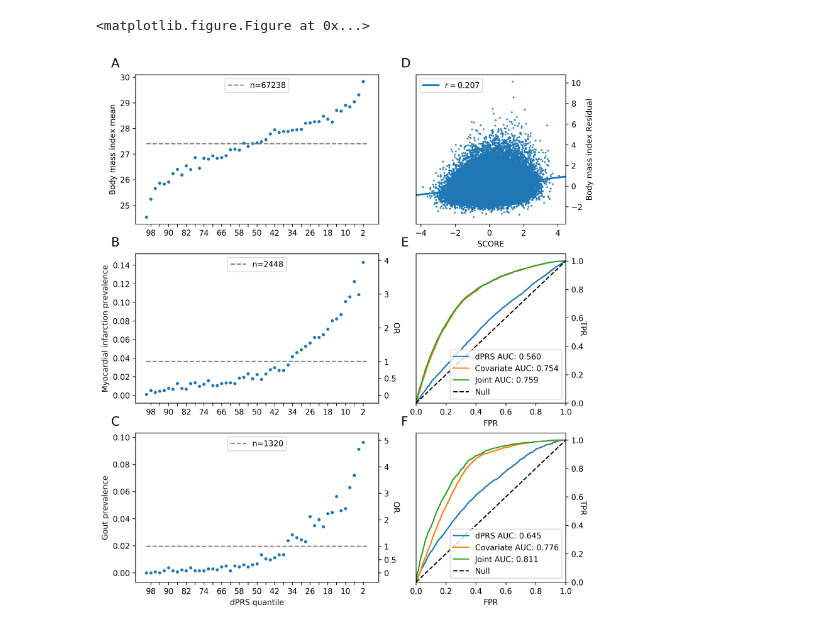
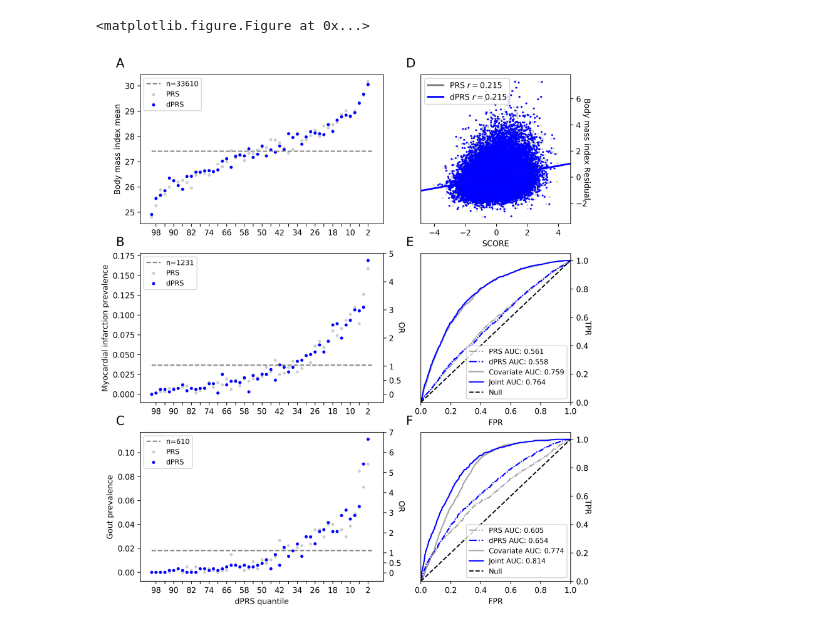
Before and after one commit to rivas-lab/degas-risk, a Jupyter notebook: figures/Figure2-Model-Performance.ipynb, the cells around one changed output. Drawn from its saved outputs; the diff is of its cells as text; code cells hidden in the pictures.

Commit message:
added PRS; updated color scheme

```diff
--- a/figures/Figure2-Model-Performance.ipynb
+++ b/figures/Figure2-Model-Performance.ipynb
@@ -26,11 +26,12 @@ phenos=pd.read_table('/oak/stanford/groups/mrivas/ukbb24983/phenotypedata/master
                      index_col='IID',
                      na_values=-9)
 
-# analysis population
-val=set(pd.read_table('/oak/stanford/groups/mrivas/projects/degas-risk/population-split/'+
-                      'ukb24983_white_british_test.phe').iloc[:,0].tolist())
+# population groups
 train=set(pd.read_table('/oak/stanford/groups/mrivas/projects/degas-risk/population-split/'+
-                        'ukb24983_white_british_valid.phe').iloc[:,0].tolist())
+                         'ukb24983_white_british_train.phe').iloc[:,0].astype(float).tolist())
+valid=set(pd.read_table('/oak/stanford/groups/mrivas/projects/degas-risk/population-split/'+
+                         'ukb24983_white_british_valid.phe').iloc[:,0].astype(float).tolist())
+
 # phenotype names
 with open('/oak/stanford/groups/mrivas/users/magu/repos/rivas-lab/ukbb-tools/05_gbe/icdinfo.txt','r') as f:
     code_to_name = {line.split()[0]:line.split()[2].replace('_',' ').split('(')[0].capitalize() for line in f}
@@ -53,7 +54,7 @@ for i,phe_code in enumerate(phe_codes):
         plots[(width*i)+ix]=plt.subplot(grid[i*4:(i+1)*4, (6*ix):(6-(7*ix))])
     # scores and phenotypes
     phe_name=code_to_name[phe_code]
-    df=phenos.loc[val,[phe_code]+covariate].dropna()
+    df=phenos.loc[valid,[phe_code]+covariate].dropna()
     dg=phenos.loc[train,[phe_code]+covariate].dropna()
 
     n=df.shape[0]
@@ -62,6 +63,13 @@ for i,phe_code in enumerate(phe_codes):
                                   ['SCORE{}_SUM'.format(k+1) for k in range(npc)]].dot(weights))
     dg['SCORE']=zscore(scores.loc[dg.index.tolist(),
                                   ['SCORE{}_SUM'.format(k+1) for k in range(npc)]].dot(weights))
+    # add prs, sort by value
+    prs=pd.read_table('/oak/stanford/groups/mrivas/projects/degas-risk/PRS/train/'+dataset[:-7]+
+                      '/'+phe_code+'_PRS.profile',
+                      sep='\s+',
+                      usecols=['IID','SCORESUM'], index_col='IID')
+    df['PRS']=zscore(prs.loc[df.index,'SCORESUM'])
+    dg['PRS']=zscore(prs.loc[dg.index,'SCORESUM'])
     df.sort_values(by='SCORE',ascending=True,inplace=True)
     dg.sort_values(by='SCORE',ascending=True,inplace=True)
     # this is to add an intercept in the regression models below
@@ -69,23 +77,25 @@ for i,phe_code in enumerate(phe_codes):
     dg['1']=1
     covariates=covariate+['1']
     # start with check for bin/qt, and plotting distributions/AUC
+    joint_model={}
     if len(df[phe_code].value_counts()) == 2:
         is_bin=True
         df[phe_code]-=1 # remove plink binary format
         dg[phe_code]-=1
         # loop over dPRS and these joint models
         cov_prs=Logit(dg[phe_code],dg[covariates]).fit(disp=0).predict(df[covariates])
-        jnt_prs=Logit(dg[phe_code],dg[covariates+['SCORE']]).fit(disp=0).predict(df[covariates+['SCORE']])
-        #cov_prs=Logit(df[phe_code],df[covariates]).fit(disp=0).fittedvalues
-        #jnt_prs=Logit(df[phe_code],df[covariates+['SCORE']]).fit(disp=0).fittedvalues
-        for name,prs in zip(['dPRS','Covariate','Joint'],[df['SCORE'],cov_prs,jnt_prs]):
+        for prs in ['PRS','SCORE']:
+            joint_model[prs]=Logit(dg[phe_code],dg[covariates+[prs]]).fit(disp=0).predict(df[covariates+[prs]])
+        for w,(name,prs) in enumerate(zip(['PRS','dPRS','Covariate','Joint'],
+                                          [df['PRS'],df['SCORE'],cov_prs,joint_model[prs]])):
             # compute stats, plot them
             fpr,tpr,_=roc_curve(df[phe_code],prs)
             roc_auc=roc_auc_score(df[phe_code],prs)
-            plots[(2*i)+1].plot(fpr,tpr,label=name+' AUC: '+'{:.3f}'.format(roc_auc))
+            plots[(2*i)+1].plot(fpr,tpr,label=name+' AUC: '+'{:.3f}'.format(roc_auc),
+                                color='b' if w%2 else 'grey', alpha=0.7+0.3*(w%2), linestyle='-' if w/2 else '-.')
         # add null line, axis labels
         plots[(2*i)+1].plot([0, 1],[0, 1],'k--',label='Null')
-        plots[(2*i)+1].legend()
+        plots[(2*i)+1].legend(fontsize=9)
         plots[(2*i)+1].set_xlim([0.0, 1.0])
         plots[(2*i)+1].set_ylim([0.0, 1.05])
         plots[(2*i)+1].set_ylabel('TPR', rotation=270)
@@ -93,31 +103,37 @@ for i,phe_code in enumerate(phe_codes):
     else:
         is_bin=False
         # plot correlation with dPRS and residual phenotype
-        jnt_prs=zscore(OLS(dg[phe_code],dg[covariates+['SCORE']]).fit(disp=0).predict(df[covariates+['SCORE']]))
-        dprs=OLS(df[phe_code],df[covariates]).fit(disp=0).resid_pearson
-        sns.regplot(x=df['SCORE'],y=dprs,ax=plots[(2*i)+1],scatter_kws={'s':2})
-        plots[(2*i)+1].set_ylabel(code_to_name[phe_code]+' Residual')
-        plots[(2*i)+1].legend(['$r=$'+'{:.3f}'.format(pearsonr(dprs,df['SCORE'])[0])])
-    df['jnt']=jnt_prs
-    df.sort_values(by='jnt', ascending=True, inplace=True)
+        for prs in ['PRS','SCORE']:
+            joint_model[prs]=zscore(OLS(dg[phe_code],dg[covariates+[prs]]).fit(disp=0).predict(df[covariates+[prs]]))
+            dprs=OLS(df[phe_code],df[covariates]).fit(disp=0).resid_pearson
+            sns.regplot(x=df[prs], y=dprs, ax=plots[(2*i)+1],
+                        scatter_kws={'s':2, 'alpha':0.3+0.7*(prs!='PRS')}, color='b' if prs!='PRS' else 'grey')
+        plots[(2*i)+1].set_ylabel(code_to_name[phe_code]+' Residual', rotation=270)
+        plots[(2*i)+1].legend([prs.replace('SCORE','dPRS')+' '+
+                               '$r=$'+'{:.3f}'.format(pearsonr(dprs,df[prs])[0]) for prs in ['PRS','SCORE']])
     # now do quantile plot with modified (only if binary) phenotype
     nq=50
-    plots[2*i].scatter(np.arange(nq),
-                       [df.iloc[int(q*n/nq):int((q+1)*n/nq),:][phe_code].mean() for q in range(nq)],
-                       s=9)
+    print(phe_code)
+    print(df[phe_code].mean())
+    for prs,name in zip(['PRS','SCORE'],['PRS','dPRS']):
+        df['joint']=joint_model[prs]
+        df.sort_values('joint', ascending=True, inplace=True)
+        plots[2*i].scatter(np.arange(nq),
+                           [df.iloc[int(q*n/nq):int((q+1)*n/nq),:][phe_code].mean() for q in range(nq)],
+                           s=9, c='b' if name=='dPRS' else 'grey', alpha=0.3+0.7*(name=='dPRS'))
+        print(df.iloc[-(n/nq):][phe_code].mean())
     # labels
     plots[2*i].set_ylabel(phe_name+' {}'.format('prevalence' if is_bin else 'mean'))
     plots[2*i].set_xticks(np.arange(1,nq+1,2))
     plots[2*i].set_xticklabels([int(100*q/nq) if q%4==1 else '' for q in reversed(range(1,nq+1,2))])
     plots[2*i].plot([0,nq],[df[phe_code].mean(),df[phe_code].mean()],'--',color='grey')
-    plots[2*i].legend(['n={}'.format(int(df[phe_code].sum()) if is_bin else df.shape[0])], loc=9)
+    plots[2*i].legend(['n={}'.format(int(df[phe_code].sum()) if is_bin else df.shape[0])]+['PRS','dPRS'],
+                       loc=2, fontsize=9)
     plots[2*i].text(-0.1, 1.05, chr((i%len(phe_codes))+65),
                     fontsize=16, transform=plots[2*i].transAxes)
     plots[(2*i)+1].text(-0.1, 1.05, chr((i%len(phe_codes))+65+len(phe_codes)),
                         fontsize=16, transform=plots[(2*i)+1].transAxes)
-    print(phe_code)
-    print(df.iloc[-(n/nq):][phe_code].mean())
-    print(df[phe_code].mean())
+    # adjust y-axis to display odds ratios as well as prevalence (only binary traits)
     if is_bin:
         m,b=(plots[2*i].get_ylim()[1]-plots[2*i].get_ylim()[0]),plots[2*i].get_ylim()[0]
         y_or=plots[2*i].twinx()
@@ -150,2 +169,2 @@ HC328
 <matplotlib.figure.Figure at 0x...>
-[figure, old version]
+[figure, new version]
```
Also changed, not shown: parts of 1 cell of this notebook, 1 other file.
